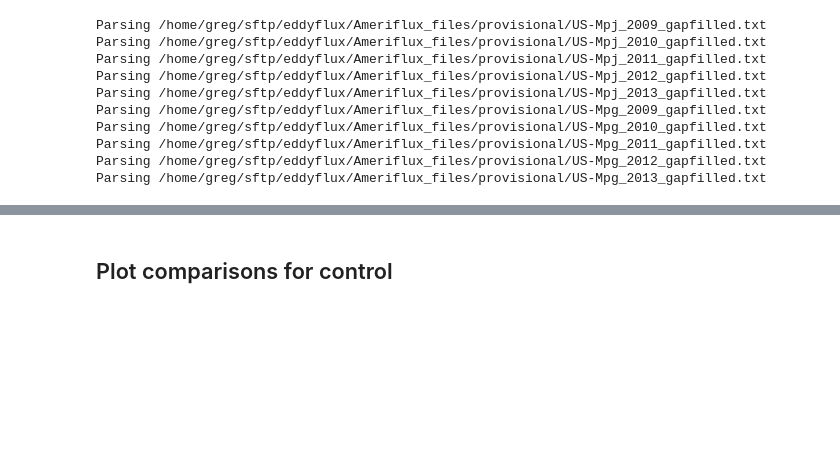
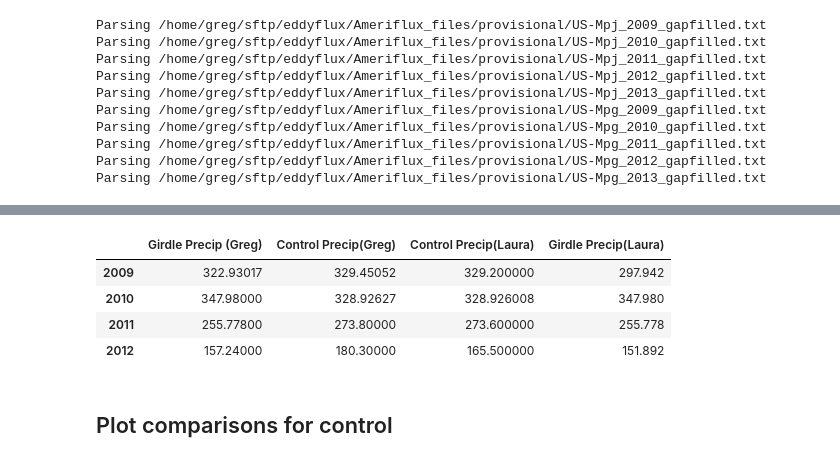
Before and after one commit to gremau/NMEG_miscellany, a Jupyter notebook: laura_vs_greg.ipynb, the cells around one changed output, grey strips where cells are left out. Drawn from its saved outputs; the diff is of its cells as text; code cells hidden in the pictures; blank space fills up the shorter version.

```diff
--- a/laura_vs_greg.ipynb
+++ b/laura_vs_greg.ipynb
@@ -57,3 +81,21 @@ Parsing /home/greg/sftp/eddyflux/Ameriflux_files/provisional/US-Mpg_2013_gapfill
+# %%
+# Precip
+gby = d.Mpg.P_F.groupby(d.Mpg.index.year)
+df_P['Girdle Precip (Greg)'] = gby.sum()
+gby = d.Mpj.P_F.groupby(d.Mpj.index.year)
+df_P['Control Precip(Greg)'] = gby.sum()
+gby = pjg_laura.PRECIP.groupby(pjg_laura.index.year)
+df_P['Girdle Precip(Laura)'] = gby.sum()
+gby = pjc_laura.PRECIP.groupby(pjc_laura.index.year)
+df_P['Control Precip(Laura)'] = gby.sum()
+
+df_P
+# %% [output]
+|  | Girdle Precip (Greg) | Control Precip(Greg) | Control Precip(Laura) | Girdle Precip(Laura) |
+| 2009 | 322.93017 | 329.45052 | 329.200000 | 297.942 |
+| 2010 | 347.98000 | 328.92627 | 328.926008 | 347.980 |
+| 2011 | 255.77800 | 273.80000 | 273.600000 | 255.778 |
+| 2012 | 157.24000 | 180.30000 | 165.500000 | 151.892 |
 # %% [markdown]
 ## Plot comparisons for control
 # %%
```
Also changed, not shown: parts of 5 cells of this notebook, 1 other file.
